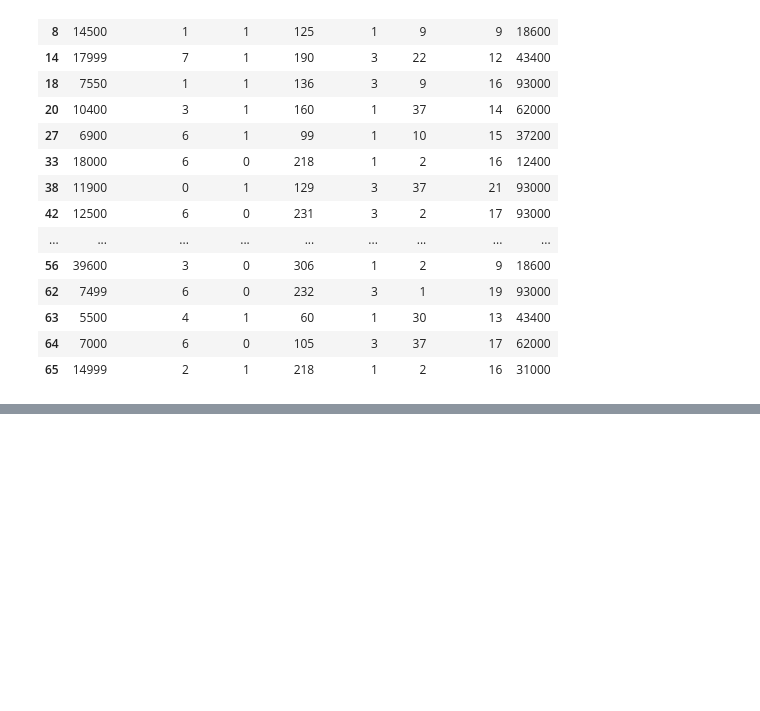
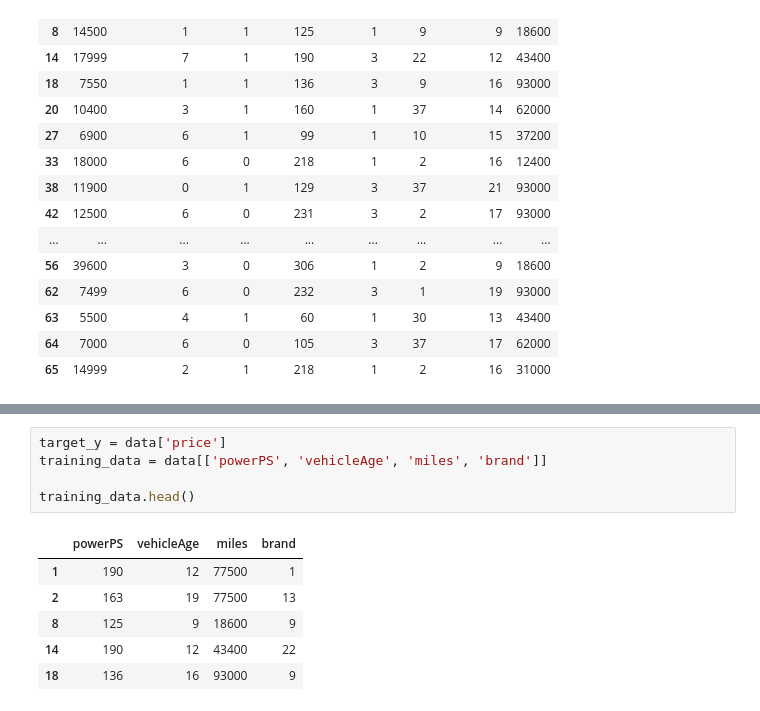
Before and after one commit to DarrionG/used_car_prices, a Jupyter notebook: linear_reg.ipynb, the cells around one changed output, grey strips where cells are left out. Drawn from its saved outputs; the diff is of its cells as text; blank space fills up the shorter version.

```diff
--- a/linear_reg.ipynb
+++ b/linear_reg.ipynb
@@ -207 +207,13 @@ The below heat map shows a correlation between features. vehicleType, powerPs, m
 [figure]
+# %%
+target_y = data['price']
+training_data = data[['powerPS', 'vehicleAge', 'miles', 'brand']]
+
+training_data.head()
+# %% [output]
+|  | powerPS | vehicleAge | miles | brand |
+| 1 | 190 | 12 | 77500 | 1 |
+| 2 | 163 | 19 | 77500 | 13 |
+| 8 | 125 | 9 | 18600 | 9 |
+| 14 | 190 | 12 | 43400 | 22 |
+| 18 | 136 | 16 | 93000 | 9 |
```
Also changed, not shown: parts of 2 cells of this notebook.
